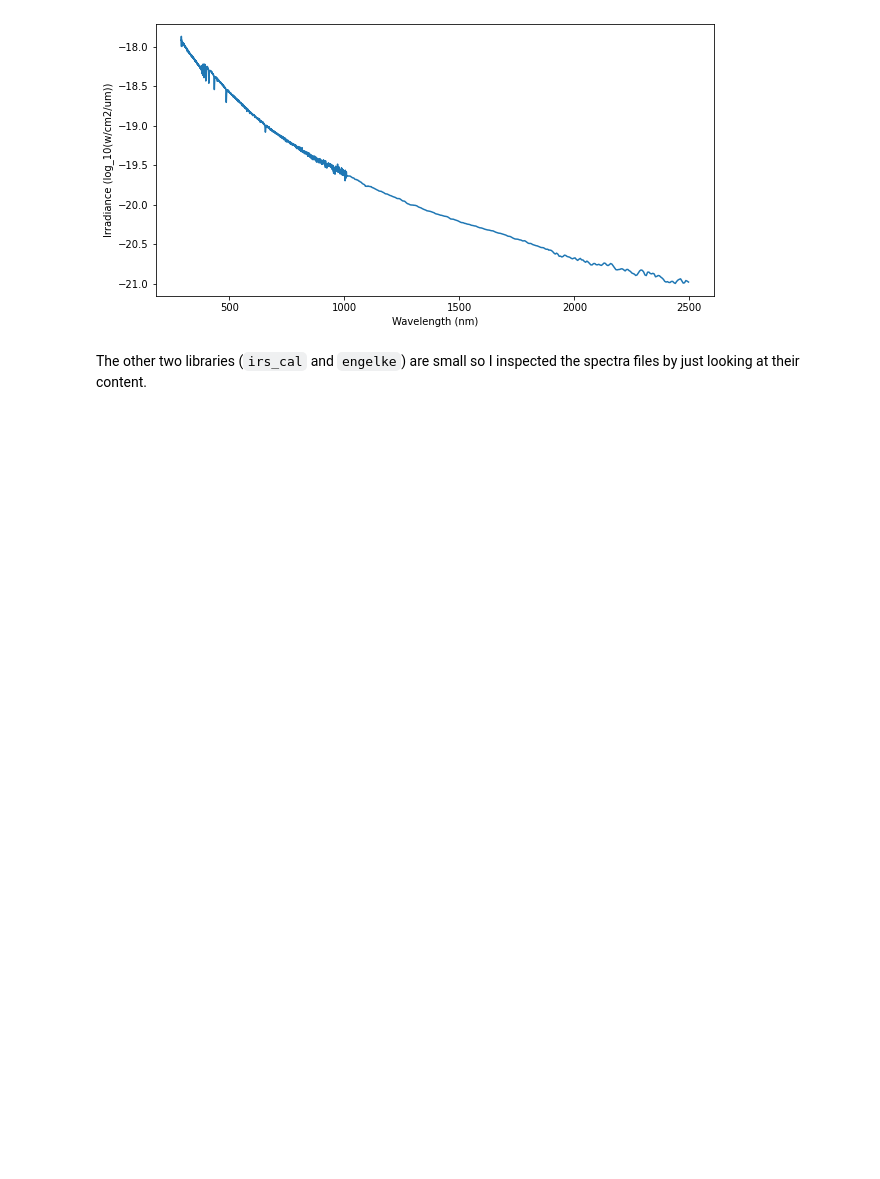
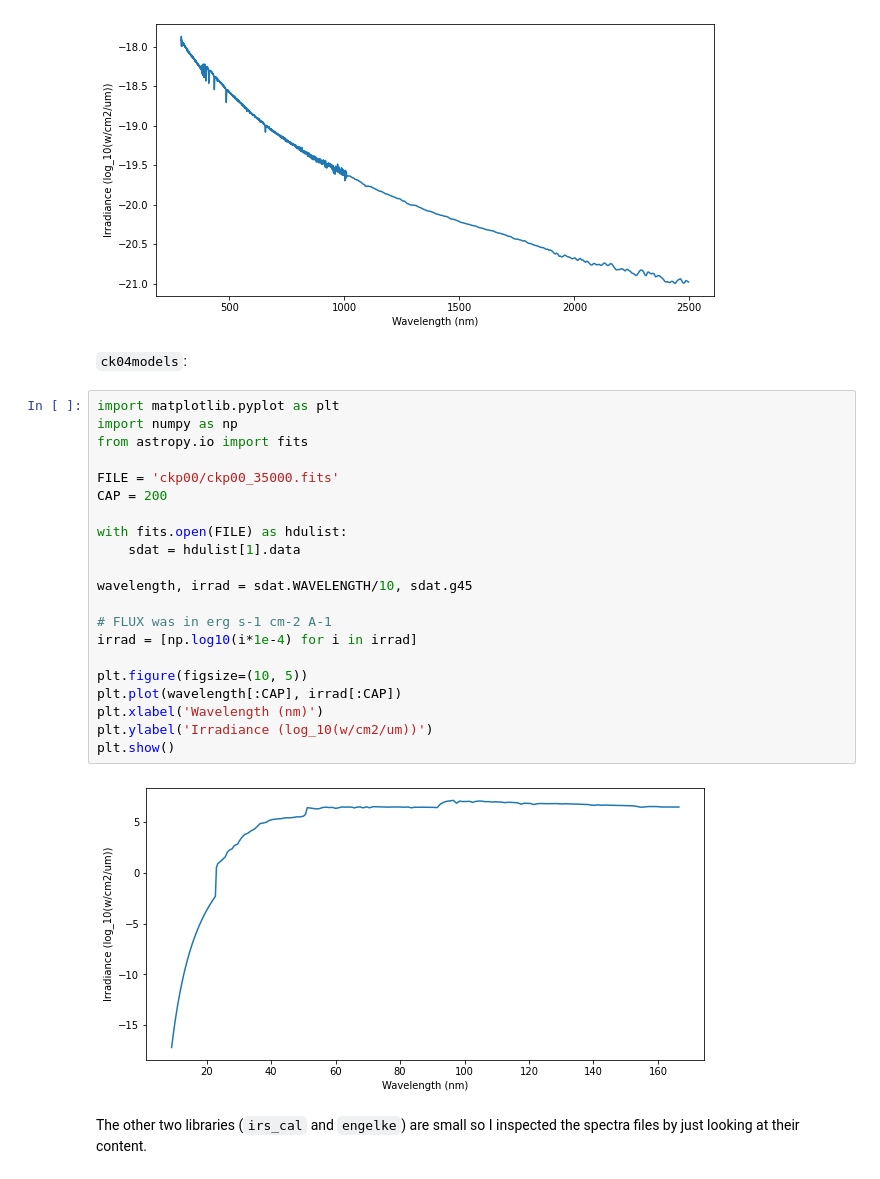
Before and after one commit to berlinchen7/EXOSIMS, a Jupyter notebook: probing/spec_lib_summary/spec_lib_summary_plots.ipynb, the cells around one changed output. Drawn from its saved outputs; the diff is of its cells as text; blank space fills up the shorter version.

```diff
--- a/probing/spec_lib_summary/spec_lib_summary_plots.ipynb
+++ b/probing/spec_lib_summary/spec_lib_summary_plots.ipynb
@@ -327,6 +338,31 @@ plt.ylabel('Irradiance (log_10(w/cm2/um))')
 plt.show()
 # %% [output]
 [figure]
+# %% [markdown]
+`ck04models`:
+# %%
+import matplotlib.pyplot as plt
+import numpy as np
+from astropy.io import fits
+
+FILE = 'ckp00/ckp00_35000.fits'
+CAP = 200
+
+with fits.open(FILE) as hdulist:
+    sdat = hdulist[1].data
+
+wavelength, irrad = sdat.WAVELENGTH/10, sdat.g45
+
+# FLUX was in erg s-1 cm-2 A-1
+irrad = [np.log10(i*1e-4) for i in irrad]
+
+plt.figure(figsize=(10, 5))
+plt.plot(wavelength[:CAP], irrad[:CAP])
+plt.xlabel('Wavelength (nm)')
+plt.ylabel('Irradiance (log_10(w/cm2/um))')
+plt.show()
+# %% [output]
+[figure, added]
 # %% [markdown]
 The other two libraries (`irs_cal` and `engelke`) are small so I inspected the spectra files by just looking at their content.
 # %% [markdown]
```
Also changed, not shown: parts of 9 cells of this notebook, 2 other files.
